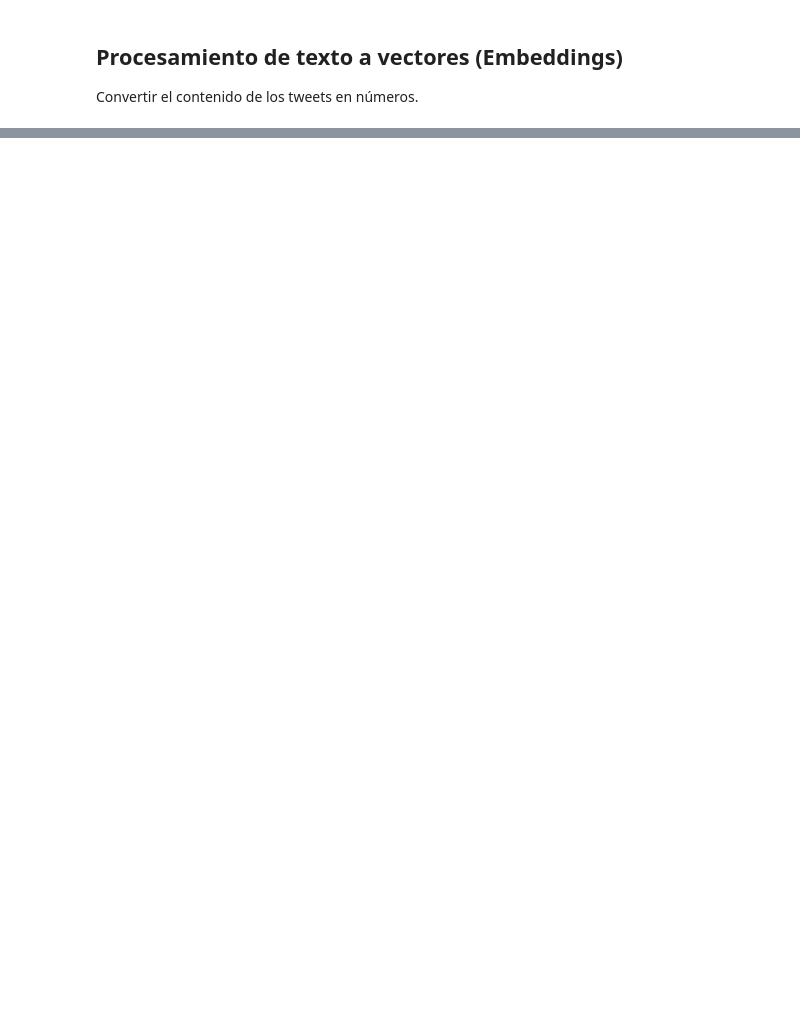
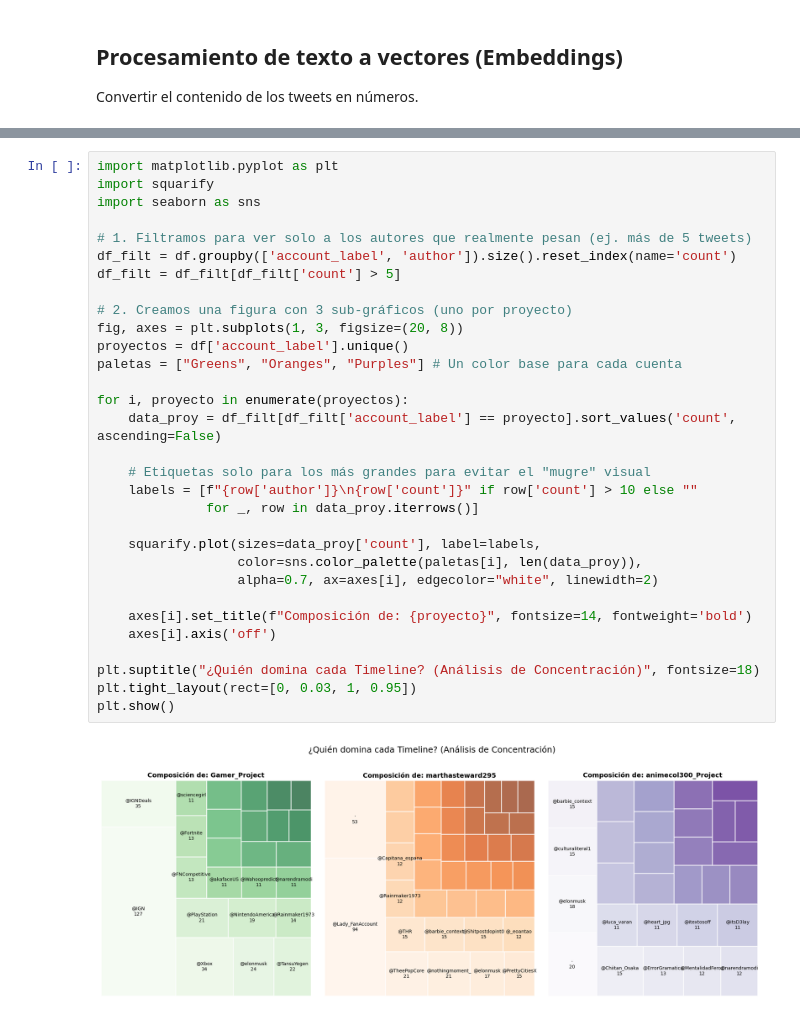
Before and after one commit to nelsonjcelisc/analitica_redes_sociales, a Jupyter notebook: notebooks/instalación.ipynb, the cells around one changed output, grey strips where cells are left out. Cells and saved outputs as stored; diff of their text form; blank space fills up the shorter version.

```diff
--- a/notebooks/instalación.ipynb
+++ b/notebooks/instalación.ipynb
@@ -278,0 +279,33 @@ plt.show()
+# %%
+import matplotlib.pyplot as plt
+import squarify
+import seaborn as sns
+
+# 1. Filtramos para ver solo a los autores que realmente pesan (ej. más de 5 tweets)
+df_filt = df.groupby(['account_label', 'author']).size().reset_index(name='count')
+df_filt = df_filt[df_filt['count'] > 5]
+
+# 2. Creamos una figura con 3 sub-gráficos (uno por proyecto)
+fig, axes = plt.subplots(1, 3, figsize=(20, 8))
+proyectos = df['account_label'].unique()
+paletas = ["Greens", "Oranges", "Purples"] # Un color base para cada cuenta
+
+for i, proyecto in enumerate(proyectos):
+    data_proy = df_filt[df_filt['account_label'] == proyecto].sort_values('count', ascending=False)
+
+    # Etiquetas solo para los más grandes para evitar el "mugre" visual
+    labels = [f"{row['author']}\n{row['count']}" if row['count'] > 10 else ""
+              for _, row in data_proy.iterrows()]
+
+    squarify.plot(sizes=data_proy['count'], label=labels,
+                  color=sns.color_palette(paletas[i], len(data_proy)),
+                  alpha=0.7, ax=axes[i], edgecolor="white", linewidth=2)
+
+    axes[i].set_title(f"Composición de: {proyecto}", fontsize=14, fontweight='bold')
+    axes[i].axis('off')
+
+plt.suptitle("¿Quién domina cada Timeline? (Análisis de Concentración)", fontsize=18)
+plt.tight_layout(rect=[0, 0.03, 1, 0.95])
+plt.show()
+# %% [output]
+[figure, added]
```
Also changed, not shown: parts of 8 cells of this notebook.
